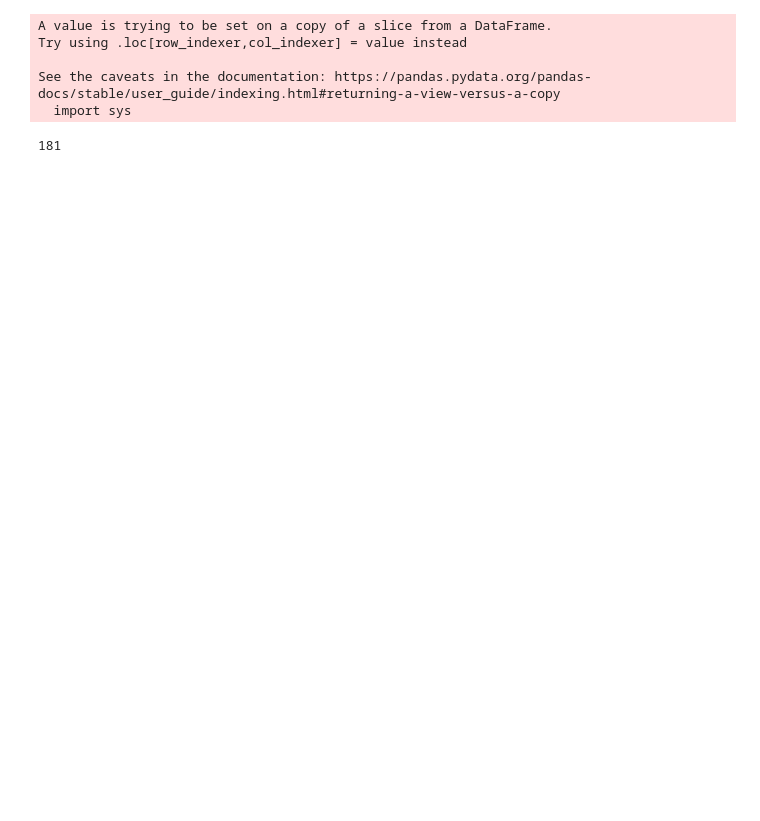
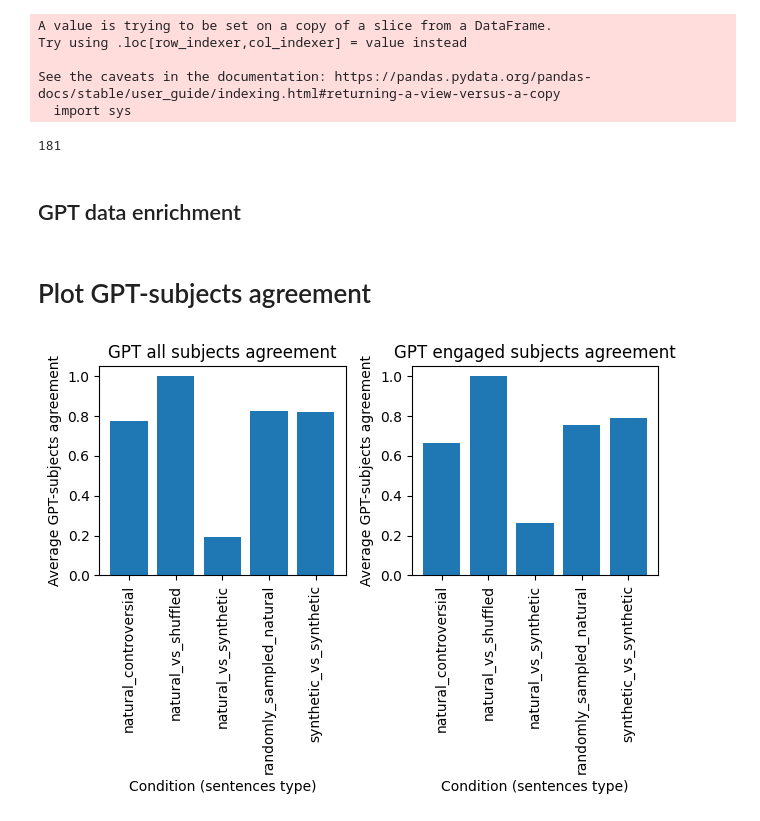
Before and after one commit to LpZamora/contstimlang, a Jupyter notebook: our_code_theoretical.ipynb, the cells around one changed output. Cells and saved outputs as stored; diff of their text form; code cells hidden in the pictures; blank space fills up the shorter version.

Commit message:
addition of GPT columns to our_df + code to plot human-gpt agreement

```diff
--- a/our_code_theoretical.ipynb
+++ b/our_code_theoretical.ipynb
@@ -283,5 +285,5 @@ array([ 2,  7,  8,  9, 10, 11, 13, 17, 19, 35, 36, 44, 33, 81, 55, 56, 70,
 # %%
-## Behavioral features when keeping only engaged participants ## ??? to do : decide if we also include average cluster to get more subjects (but less interesting results)
+## Behavioral features when keeping only engaged participants ##
 
 # Majority vote for each item in engaged and average participants
 selected_rows = df[df['cluster'].isin(['engaged_struggling', 'engaged_accurate'])]
@@ -302,7 +304,7 @@ key = []
 trial_type = []
 
 for pair in df.sentence_pair.unique():
-    subset = df[(df.sentence_pair == pair) & (df['cluster'].isin(['average', 'engaged']))]
+    subset = df[(df.sentence_pair == pair) & (df['cluster'].isin(['engaged_struggling', 'engaged_accurate']))]
     perc_maj = (lambda x: 1 - x)(len(subset[subset.subject_selected_sentence==1])/len(subset)) if len(subset[subset.subject_selected_sentence==1])/len(subset) < 0.5 else (len(subset[subset.subject_selected_sentence==1])/len(subset))
     agreement.append(perc_maj)
     key.append(pair)
@@ -327,0 +327,7 @@ df.to_csv('our_df.csv', index = False)
+# %% [markdown]
+## GPT data enrichment
+# %%
+# Create column to easily select GPT items during further analysis
+df['include_as_gpt_item'] = df.apply(lambda row: True if row['trial_type'] in ['natural_vs_shuffled', 'randomly_sampled_natural']
+                                     else (True if (row['sentence2_model_targeted_to_accept'] == 'gpt2') else
+                                           (True if (row['sentence1_model_targeted_to_accept'] == 'gpt2') else False)),axis=1)
@@ -327,0 +363,31 @@ df.to_csv('our_df.csv', index = False)
+# %% [markdown]
+# Plot GPT-subjects agreement
+# %%
+
+_, ax = plt.subplots(1,2)
+items_df = df[df['include_as_gpt_item'] == True].groupby('sentence_pair')[['trial_type', 'gpt_all_subjects_agreement']].first()
+# Group by 'trial_type' and calculate the mean of 'model_subject_agreement'
+avg_gpt_subject_agreement = items_df.groupby('trial_type')['gpt_all_subjects_agreement'].mean()
+
+# Plot
+ax[0].bar(avg_gpt_subject_agreement.index, avg_gpt_subject_agreement.values)
+ax[0].set_xlabel('Condition (sentences type)')
+ax[0].set_ylabel('Average GPT-subjects agreement')
+ax[0].set_title('GPT all subjects agreement')
+ax[0].set_xticklabels(avg_gpt_subject_agreement.index,rotation=90)
+
+items_df = df[df['include_as_gpt_item'] == True].groupby('sentence_pair')[['trial_type', 'gpt_engaged_subjects_agreement']].first()
+
+# Group by 'trial_type' and calculate the mean of 'model_subject_agreement'
+avg_gpt_subject_agreement = items_df.groupby('trial_type')['gpt_engaged_subjects_agreement'].mean()
+
+# Plot
+ax[1].bar(avg_gpt_subject_agreement.index, avg_gpt_subject_agreement.values)
+ax[1].set_xlabel('Condition (sentences type)')
+ax[1].set_ylabel('Average GPT-subjects agreement')
+ax[1].set_title('GPT engaged subjects agreement')
+ax[1].set_xticklabels(avg_gpt_subject_agreement.index,rotation=90)
+plt.tight_layout()
+plt.show()
+# %% [output]
+[figure, added]
```
Also changed, not shown: parts of 5 cells of this notebook, 1 other file.
